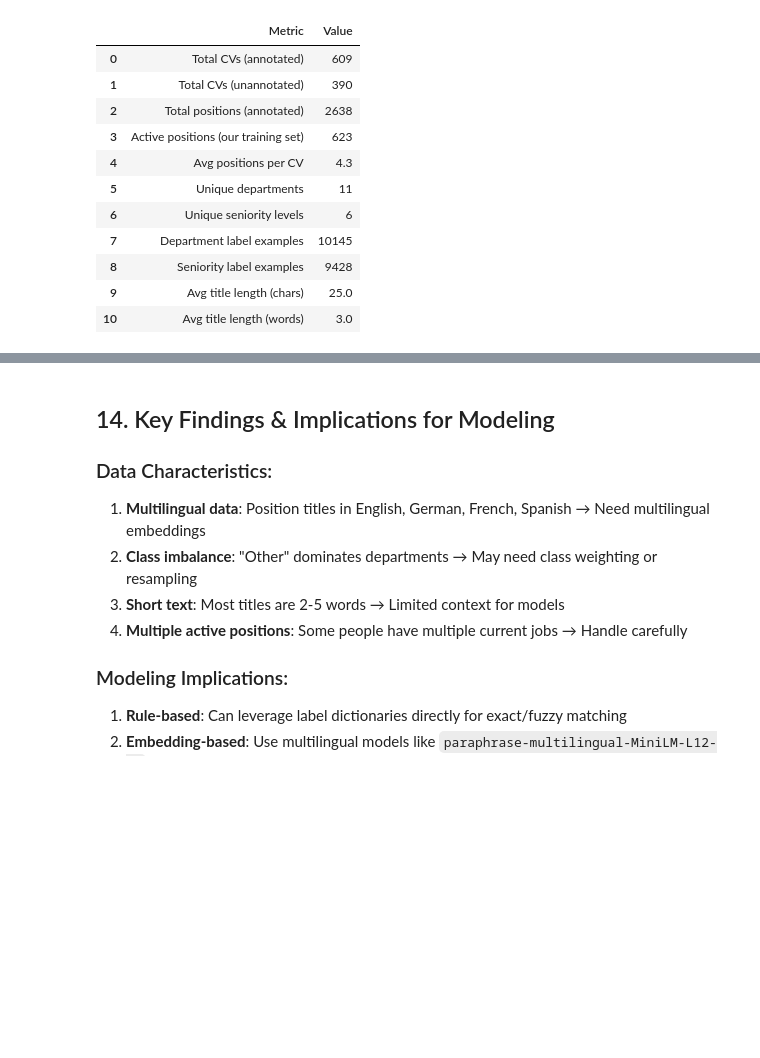
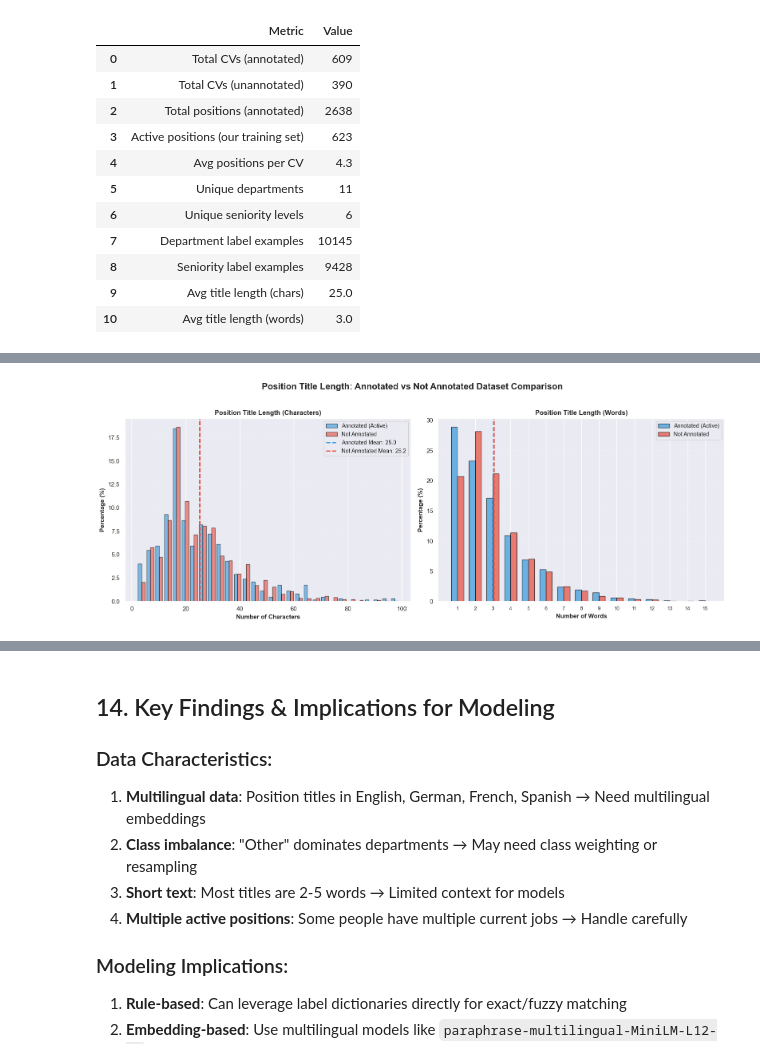
Before and after one commit to Julster35/BuzzwordLearner, a Jupyter notebook: notebooks/01_eda.ipynb, the cells around one changed output, grey strips where cells are left out. Cells and saved outputs as stored; diff of their text form; code cells hidden in the pictures; blank space fills up the shorter version.

```diff
--- a/notebooks/01_eda.ipynb
+++ b/notebooks/01_eda.ipynb
@@ -1310,0 +1362,67 @@ display(summary_df)
+# %%
+# Title Length Comparison: Annotated vs Not Annotated
+fig, axes = plt.subplots(1, 2, figsize=(16, 6))
+fig.suptitle('Position Title Length: Annotated vs Not Annotated Dataset Comparison', fontsize=16, fontweight='bold', y=1.02)
+
+# 1. Position Title Length - Characters Comparison (Normalized to Percentage)
+title_len_ann = df_active['title_length']
+title_len_not_ann = df_not_annotated['title_length']
+
+# Create normalized histograms using weights to convert to percentages
+weights_ann = np.ones_like(title_len_ann) / len(title_len_ann) * 100
+weights_not_ann = np.ones_like(title_len_not_ann) / len(title_len_not_ann) * 100
+
+axes[0].hist([title_len_ann, title_len_not_ann], bins=30,
+            weights=[weights_ann, weights_not_ann],
+            label=['Annotated (Active)', 'Not Annotated'],
+            color=['#3498db', '#e74c3c'], alpha=0.6, edgecolor='black')
+axes[0].axvline(title_len_ann.mean(), color='#3498db', linestyle='--', linewidth=2,
+                label=f'Annotated Mean: {title_len_ann.mean():.1f}')
+axes[0].axvline(title_len_not_ann.mean(), color='#e74c3c', linestyle='--', linewidth=2,
+                label=f'Not Annotated Mean: {title_len_not_ann.mean():.1f}')
+axes[0].set_xlabel('Number of Characters', fontsize=11, fontweight='bold')
+axes[0].set_ylabel('Percentage (%)', fontsize=11, fontweight='bold')
+axes[0].set_title('Position Title Length (Characters)', fontsize=12, fontweight='bold')
+axes[0].legend(fontsize=10)
+axes[0].grid(axis='y', alpha=0.3, linestyle='--')
+
+# 2. Position Title Length - Words Comparison (Normalized to Percentage)
+title_words_ann = df_active['title_word_count']
+title_words_not_ann = df_not_annotated['title_word_count']
+
+# Create side-by-side count plot with percentages
+word_range = range(1, max(title_words_ann.max(), title_words_not_ann.max()) + 1)
+word_counts_ann = [sum(title_words_ann == w) for w in word_range]
+word_counts_not_ann = [sum(title_words_not_ann == w) for w in word_range]
+
+# Convert to percentages
+word_pct_ann = [(count / len(title_words_ann) * 100) for count in word_counts_ann]
+word_pct_not_ann = [(count / len(title_words_not_ann) * 100) for count in word_counts_not_ann]
+
+x_pos = np.arange(len(word_range))
+width = 0.35
+bars1 = axes[1].bar(x_pos - width/2, word_pct_ann, width, label='Annotated (Active)',
+                    color='#3498db', alpha=0.7, edgecolor='black')
+bars2 = axes[1].bar(x_pos + width/2, word_pct_not_ann, width, label='Not Annotated',
+                    color='#e74c3c', alpha=0.7, edgecolor='black')
+
+axes[1].set_xlabel('Number of Words', fontsize=11, fontweight='bold')
+axes[1].set_ylabel('Percentage (%)', fontsize=11, fontweight='bold')
+axes[1].set_title('Position Title Length (Words)', fontsize=12, fontweight='bold')
+axes[1].set_xticks(x_pos)
+axes[1].set_xticklabels(word_range, fontsize=9)
+axes[1].legend(fontsize=10)
+axes[1].grid(axis='y', alpha=0.3, linestyle='--')
+
+# Add mean lines with labels
+mean_line1 = axes[1].axvline(title_words_ann.mean() - 1, color='#3498db', linestyle='--', linewidth=2, alpha=0.7,
+                label=f'Annotated Mean: {title_words_ann.mean():.2f}')
+mean_line2 = axes[1].axvline(title_words_not_ann.mean() - 1, color='#e74c3c', linestyle='--', linewidth=2, alpha=0.7,
+                label=f'Not Annotated Mean: {title_words_not_ann.mean():.2f}')
+
+
+plt.tight_layout()
+plt.savefig('../reports/figures/title_length_comparison.png', dpi=150, bbox_inches='tight')
+plt.show()
+# %% [output]
+[figure, added]
```
Also changed, not shown: parts of 7 cells of this notebook, 13 other files.
